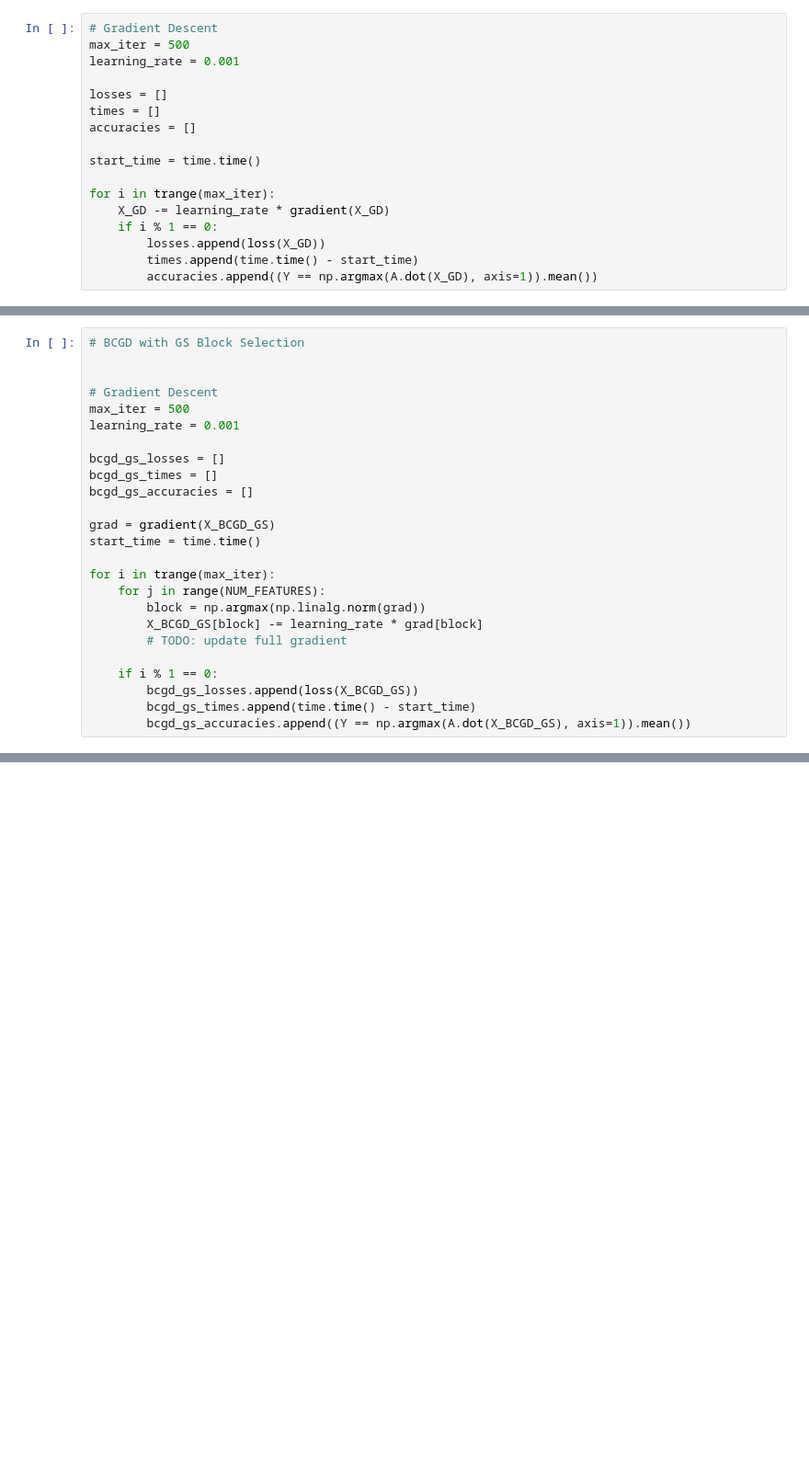
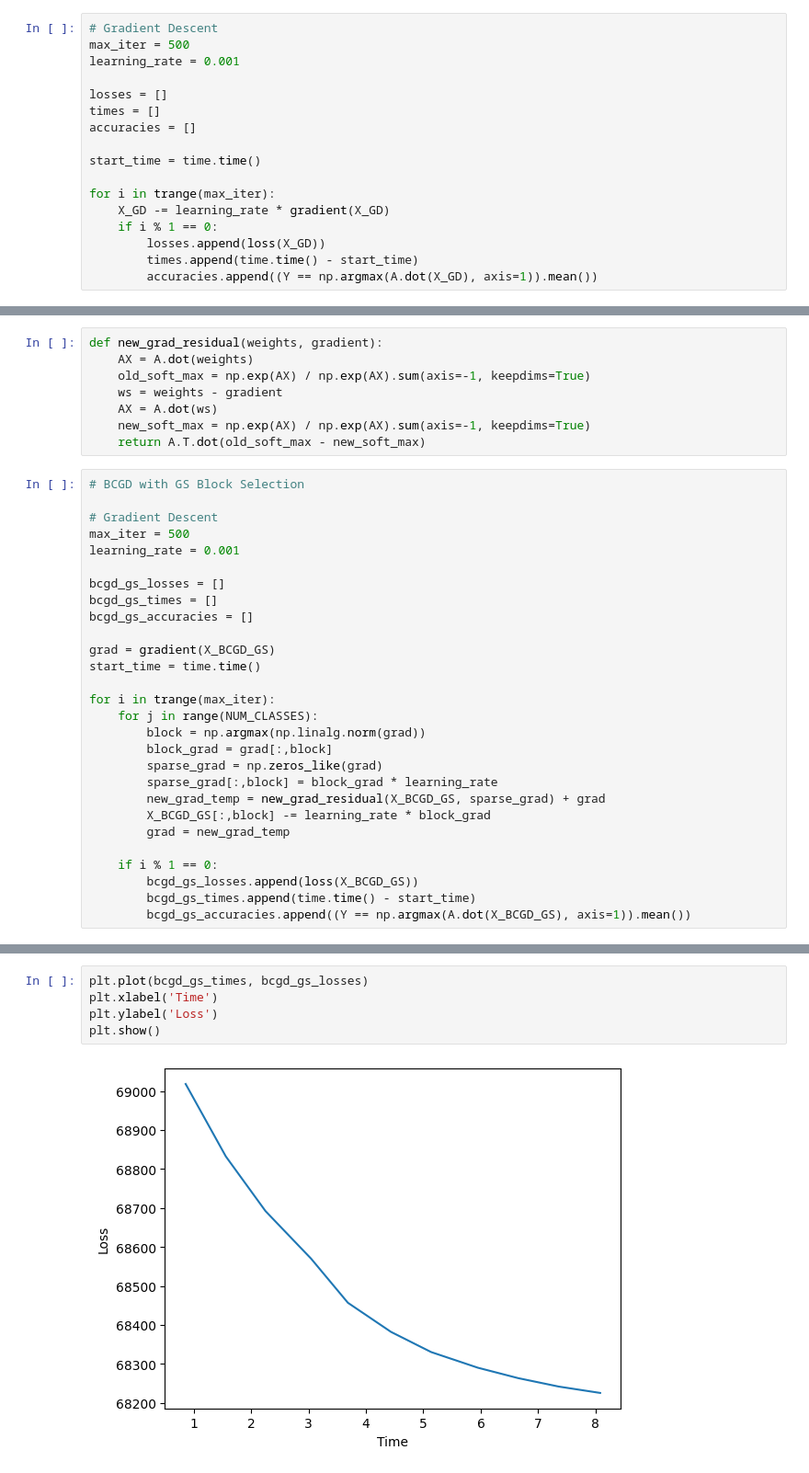
Before and after one commit to sofiapopetrogu/Optimization-Second-Homework, a Jupyter notebook: opt.ipynb, the cells around one changed output, grey strips where cells are left out. Shown: that part at 92% size. Saved outputs shown, nothing was run; the diff lists cells and outputs as text; blank space fills up the shorter version.

```diff
--- a/opt.ipynb
+++ b/opt.ipynb
@@ -128,6 +132,13 @@ plt.show()
+# %%
+def new_grad_residual(weights, gradient):
+    AX = A.dot(weights)
+    old_soft_max = np.exp(AX) / np.exp(AX).sum(axis=-1, keepdims=True)
+    ws = weights - gradient
+    AX = A.dot(ws)
+    new_soft_max = np.exp(AX) / np.exp(AX).sum(axis=-1, keepdims=True)
+    return A.T.dot(old_soft_max - new_soft_max)
 # %%
 # BCGD with GS Block Selection
-
 
 # Gradient Descent
 max_iter = 500
@@ -141,10 +152,14 @@ grad = gradient(X_BCGD_GS)
 start_time = time.time()
 
 for i in trange(max_iter):
-    for j in range(NUM_FEATURES):
+    for j in range(NUM_CLASSES):
         block = np.argmax(np.linalg.norm(grad))
-        X_BCGD_GS[block] -= learning_rate * grad[block]
-        # TODO: update full gradient
+        block_grad = grad[:,block]
+        sparse_grad = np.zeros_like(grad)
+        sparse_grad[:,block] = block_grad * learning_rate
+        new_grad_temp = new_grad_residual(X_BCGD_GS, sparse_grad) + grad
+        X_BCGD_GS[:,block] -= learning_rate * block_grad
+        grad = new_grad_temp
 
     if i % 1 == 0:
         bcgd_gs_losses.append(loss(X_BCGD_GS))
@@ -152,0 +170,7 @@ for i in trange(max_iter):
+# %%
+plt.plot(bcgd_gs_times, bcgd_gs_losses)
+plt.xlabel('Time')
+plt.ylabel('Loss')
+plt.show()
+# %% [output]
+[figure, added]
```
Also changed, not shown: parts of 9 cells of this notebook.
